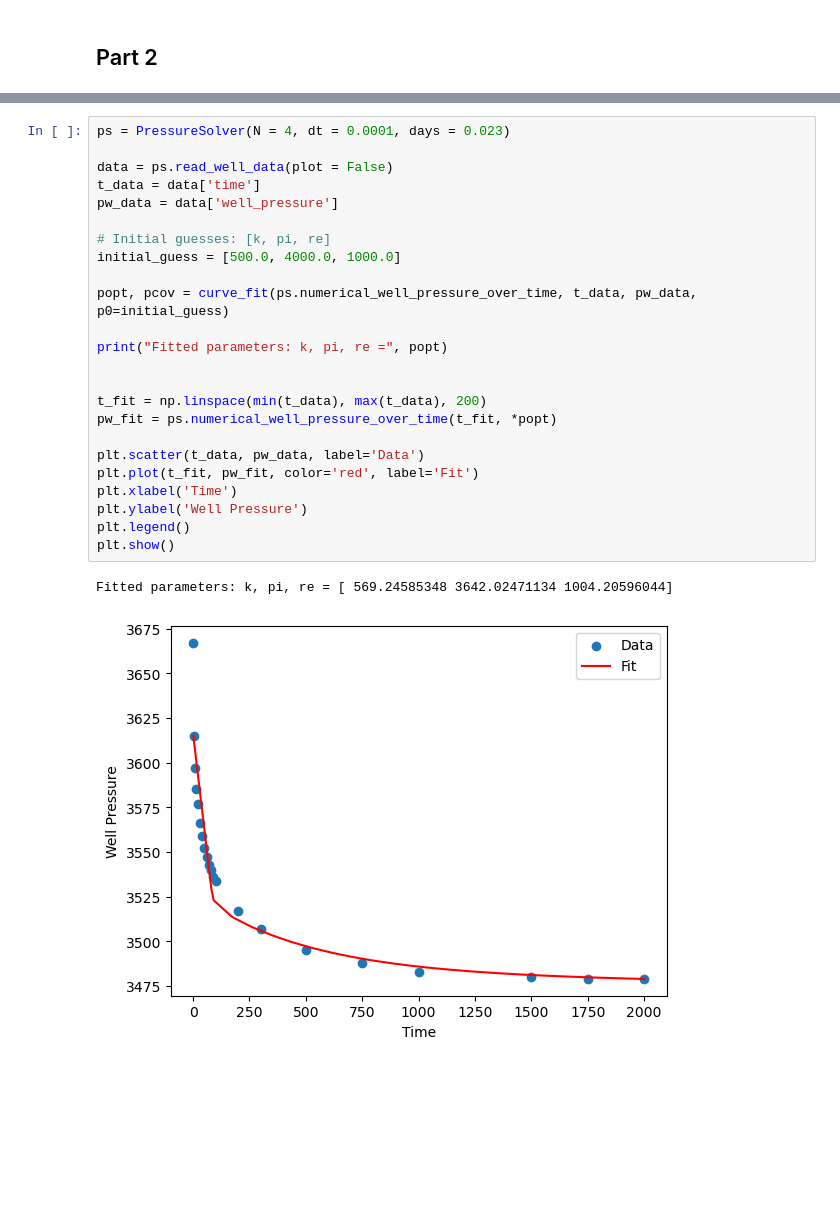
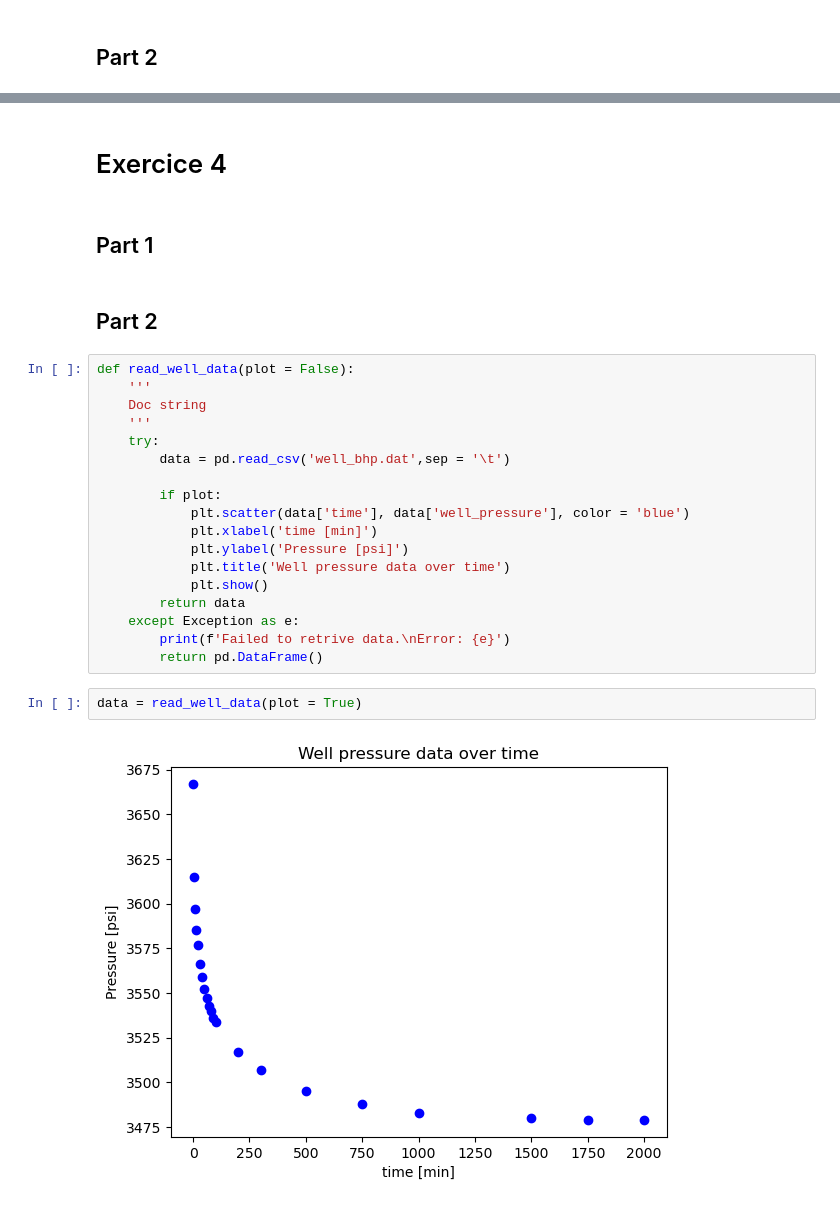
Before and after one commit to simengaasland/MOD510-Projects, a Jupyter notebook: Project 2/Project2_Report.ipynb, the cells around one changed output, grey strips where cells are left out. Drawn from its saved outputs; the diff is of its cells as text; blank space fills up the shorter version.

```diff
--- a/Project 2/Project2_Report.ipynb
+++ b/Project 2/Project2_Report.ipynb
@@ -810,27 +771,28 @@ ps_thomas_400 = PressureSolver(N = 400, dt = 0.01, solver = 'Thomas')
-# %%
-ps = PressureSolver(N = 4, dt = 0.0001, days = 0.023)
-
-data = ps.read_well_data(plot = False)
-t_data = data['time']
-pw_data = data['well_pressure']
-
-# Initial guesses: [k, pi, re]
-initial_guess = [500.0, 4000.0, 1000.0]
-
-popt, pcov = curve_fit(ps.numerical_well_pressure_over_time, t_data, pw_data, p0=initial_guess)
-
-print("Fitted parameters: k, pi, re =", popt)
-
-
-t_fit = np.linspace(min(t_data), max(t_data), 200)
-pw_fit = ps.numerical_well_pressure_over_time(t_fit, *popt)
-
-plt.scatter(t_data, pw_data, label='Data')
-plt.plot(t_fit, pw_fit, color='red', label='Fit')
-plt.xlabel('Time')
-plt.ylabel('Well Pressure')
-plt.legend()
-plt.show()
-# %% [output]
-Fitted parameters: k, pi, re = [ 569.24585348 3642.02471134 1004.20596044]
-[figure, removed]
+# %% [markdown]
+# Exercice 4
+# %% [markdown]
+## Part 1
+# %% [markdown]
+## Part 2
+# %%
+def read_well_data(plot = False):
+    '''
+    Doc string
+    '''
+    try:
+        data = pd.read_csv('well_bhp.dat',sep = '\t')
+
+        if plot:
+            plt.scatter(data['time'], data['well_pressure'], color = 'blue')
+            plt.xlabel('time [min]')
+            plt.ylabel('Pressure [psi]')
+            plt.title('Well pressure data over time')
+            plt.show()
+        return data
+    except Exception as e:
+        print(f'Failed to retrive data.\nError: {e}')
+        return pd.DataFrame()
+# %%
+data = read_well_data(plot = True)
+# %% [output]
+[figure, added]
```
Also changed, not shown: parts of 34 cells of this notebook.
